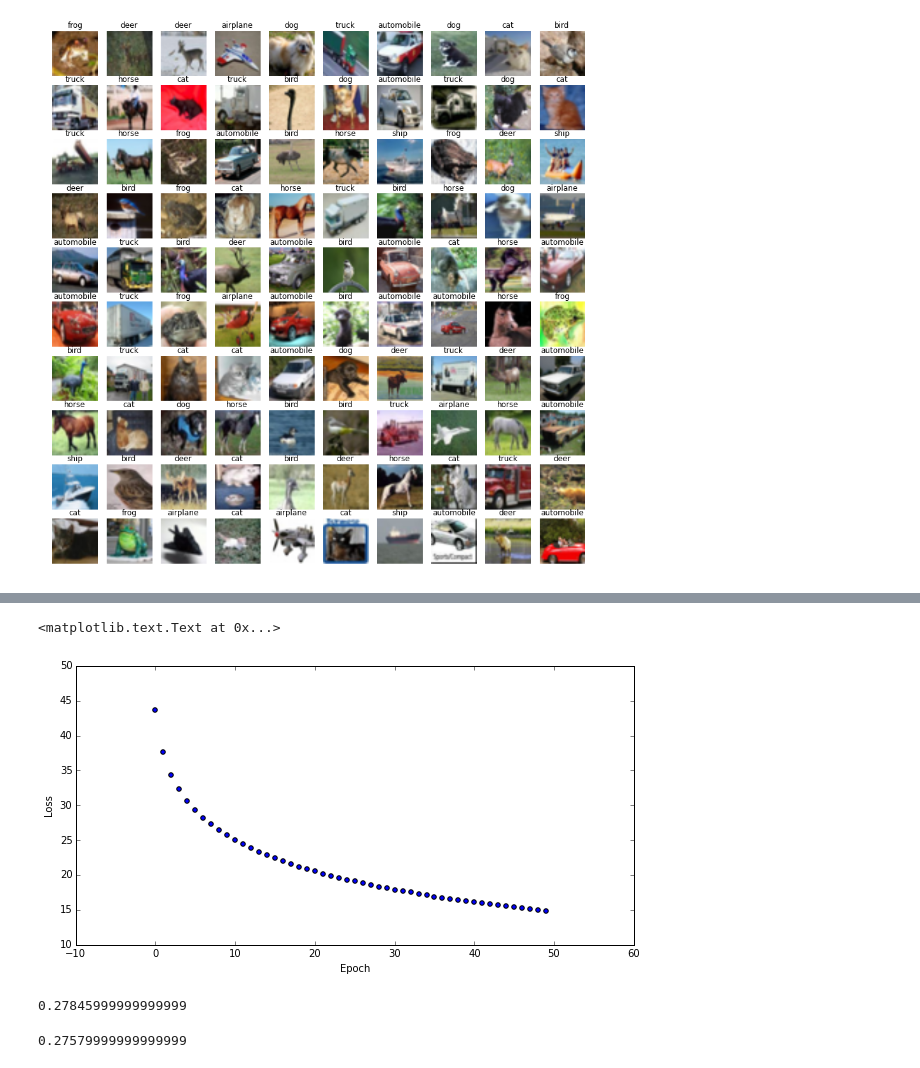
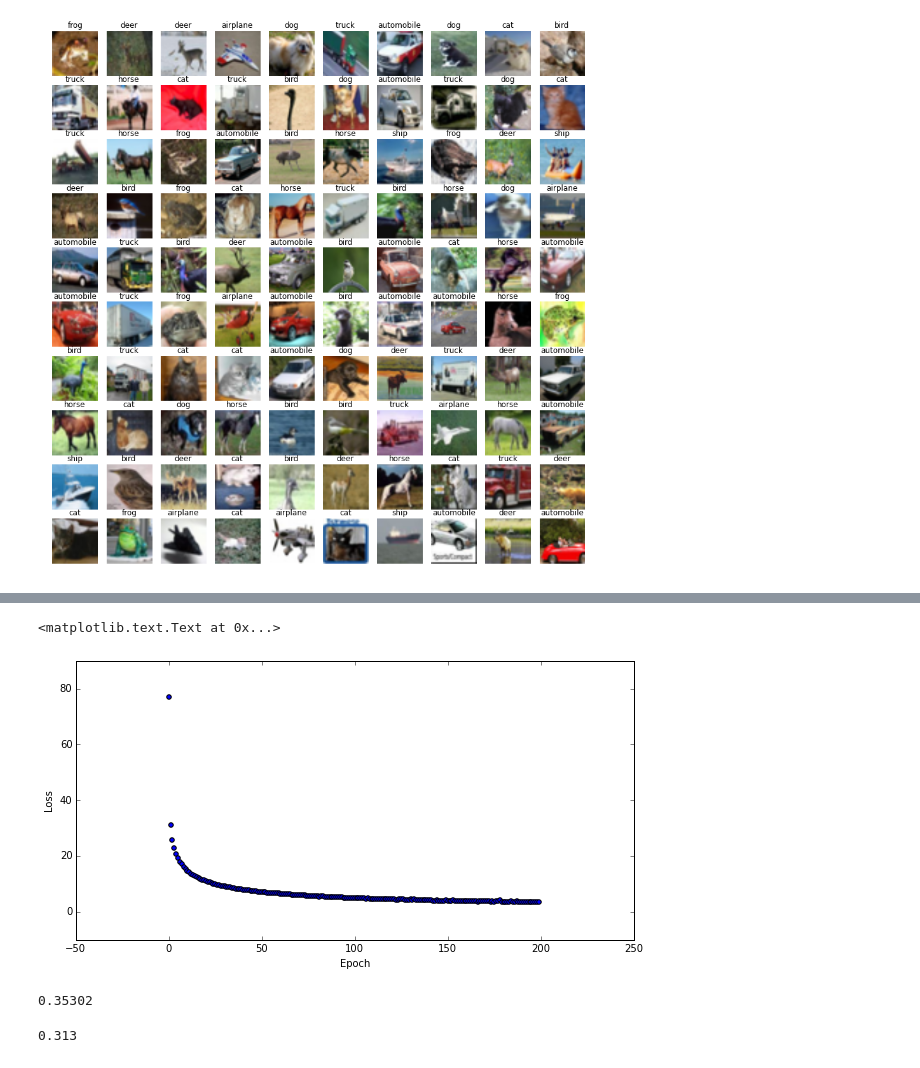
Before and after one commit to stormy-ua/MachineLearning, a Jupyter notebook: CIFAR-10/CIFAR-10 - Linear Classification.ipynb, the cells around one changed output, grey strips where cells are left out. Cells and saved outputs as stored; diff of their text form; code cells hidden in the pictures.

```diff
--- a/CIFAR-10/CIFAR-10 - Linear Classification.ipynb
+++ b/CIFAR-10/CIFAR-10 - Linear Classification.ipynb
@@ -72,17 +68,0 @@ W = np.random.randn(len(labels), trainX.shape[1])
-# %%
-def svmDiff(W, X, y):
-    ypred = W.dot(X.T)
-    vectY = np.zeros(shape=(len(labels), X.shape[0]))
-    for i in range(0, X.shape[0]):
-        vectY[y[i], i] = 1
-    diffs = ypred - np.repeat(np.sum(ypred*vectY, axis=0).reshape(1, len(X)), len(labels), axis=0) + 1
-    vectY[vectY == 1] = 2
-    vectY[vectY == 0] = 1
-    vectY[vectY == 2] = 0
-    diffs = diffs*vectY
-    return diffs
-# %%
-def svmLoss(W, X, y):
-    diffs = svmDiff(W, X, y)
-    loss = np.sum(np.max(diffs, 0))/len(X)
-    return loss
@@ -110,21 +68,0 @@ def batchGradient(batchDiff, batchX, batchY):
-# %%
-epochs = 50
-learningRate = 0.00001
-batchSize = 500
-losses = []
-W = np.random.randn(len(labels), trainX.shape[1])
-
-bar = pyprind.ProgBar(epochs*len(trainX)/batchSize, bar_char='█', width=100)
-for i in range(0, epochs):
-    indexes = np.arange(0, len(trainX))
-    np.random.shuffle(indexes)
-    sTrainX = trainX[indexes]
-    sTrainY = trainY[indexes]
-    for batch in range(0, len(trainX), batchSize):
-        batchX = sTrainX[batch:batch+batchSize]
-        batchY = sTrainY[batch:batch+batchSize]
-        batchDiff = svmDiff(W, batchX, batchY)
-        grad = batchGradient(batchDiff, batchX, batchY)
-        W += -learningRate*grad
-        bar.update()
-    losses.append(svmLoss(W, trainX, trainY))
@@ -134,0 +140,3 @@ Total time elapsed: 00:15:57
+# %%
+svm = SVMClassifier(epochs=200)
+svm.fit(trainX, trainY)
@@ -135,16 +147,16 @@ Total time elapsed: 00:15:57
 # %%
 plt.figure(figsize=(10, 5))
-plt.scatter(np.arange(0, epochs), losses)
+plt.scatter(np.arange(0, svm.epochs), svm.losses)
 plt.xlabel('Epoch')
 plt.ylabel('Loss')
 # %% [output]
 <matplotlib.text.Text at 0x...>
-[figure, old version]
+[figure, new version]
 # %%
-np.sum(np.argmax(W.dot(trainX.T), axis=0) == trainY)/len(trainX)
+np.sum(svm.predict(trainX) == trainY)/len(trainX)
 # %% [output]
-0.27845999999999999
+0.35302
 # %%
-np.sum(np.argmax(W.dot(testX.T), axis=0) == testY)/len(testX)
+np.sum(svm.predict(testX) == testY)/len(testX)
 # %% [output]
-0.27579999999999999
+0.313
```
Also changed, not shown: parts of 14 cells of this notebook.
